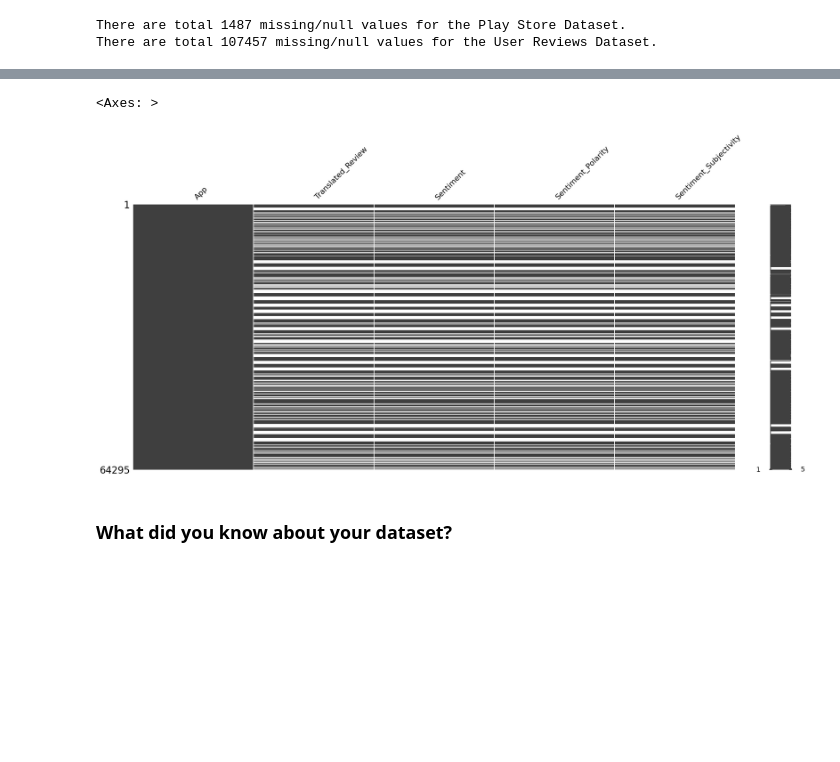
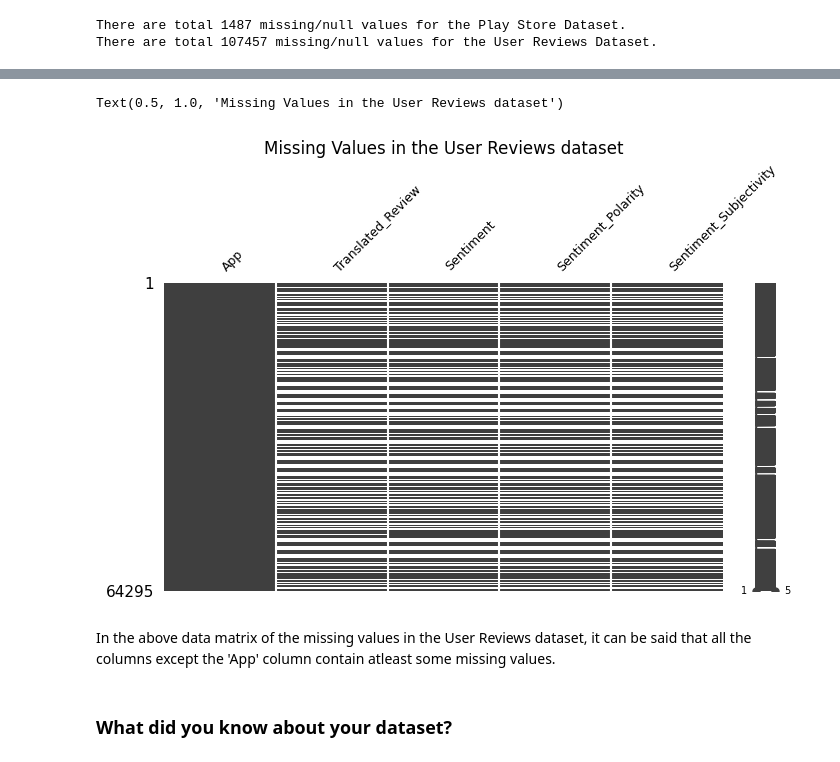
Before and after one commit to dipankarsahu1000/Play-Store-App-Review-Analysis, a Jupyter notebook: Play_Store_App_Review_Analysis.ipynb, the cells around one changed output, grey strips where cells are left out. Saved outputs shown, nothing was run; the diff lists cells and outputs as text; code cells hidden in the pictures; blank space fills up the shorter version.

```diff
--- a/Play_Store_App_Review_Analysis.ipynb
+++ b/Play_Store_App_Review_Analysis.ipynb
@@ -220,10 +223,13 @@ msno.matrix(ps_df)
 # %%
 # Visualizing the missing values for the User Reviews Dataset
 
-msno.matrix(ur_df)
+msno.matrix(ur_df, figsize = (8, 4), fontsize = 9)
+plt.title('Missing Values in the User Reviews dataset')
 # %% [output]
-<Axes: >
+Text(0.5, 1.0, 'Missing Values in the User Reviews dataset')
-[figure, old version]
+[figure, new version]
+# %% [markdown]
+In the above data matrix of the missing values in the User Reviews dataset, it can be said that all the columns except the 'App' column contain atleast some missing values.
 # %% [markdown]
 ### What did you know about your dataset?
 # %% [markdown]
```
Also changed, not shown: parts of 10 cells of this notebook.
